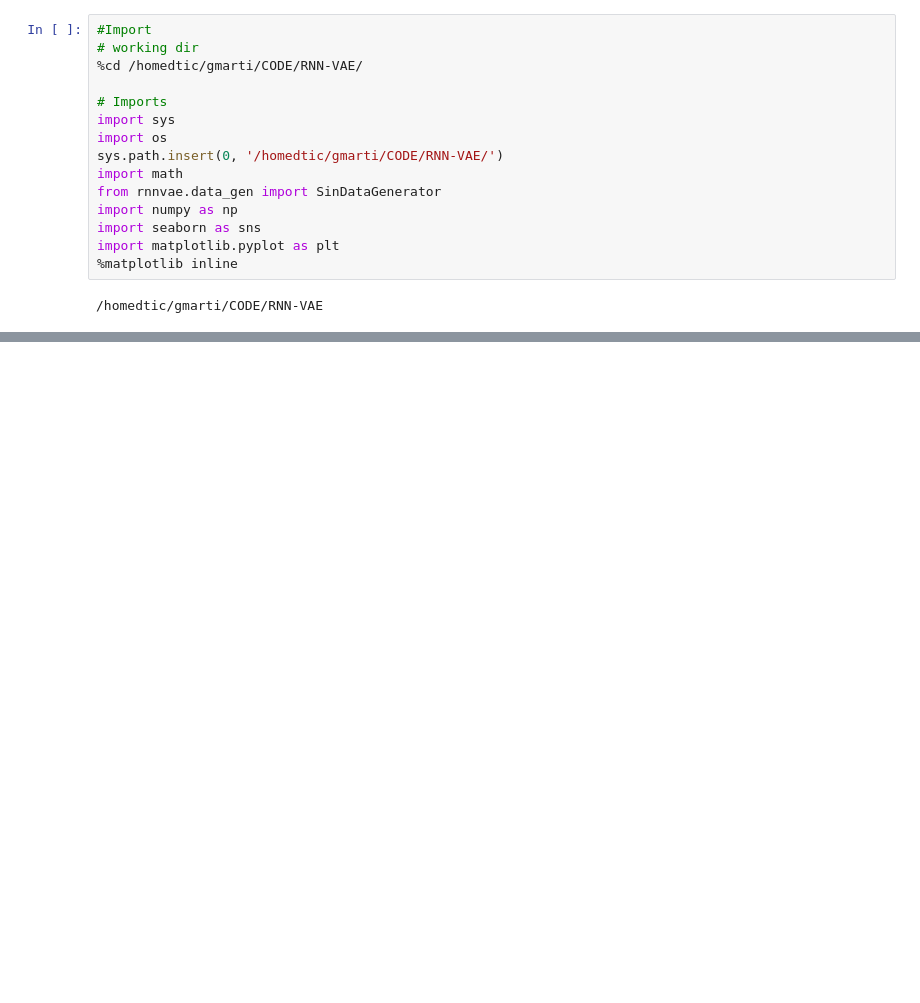
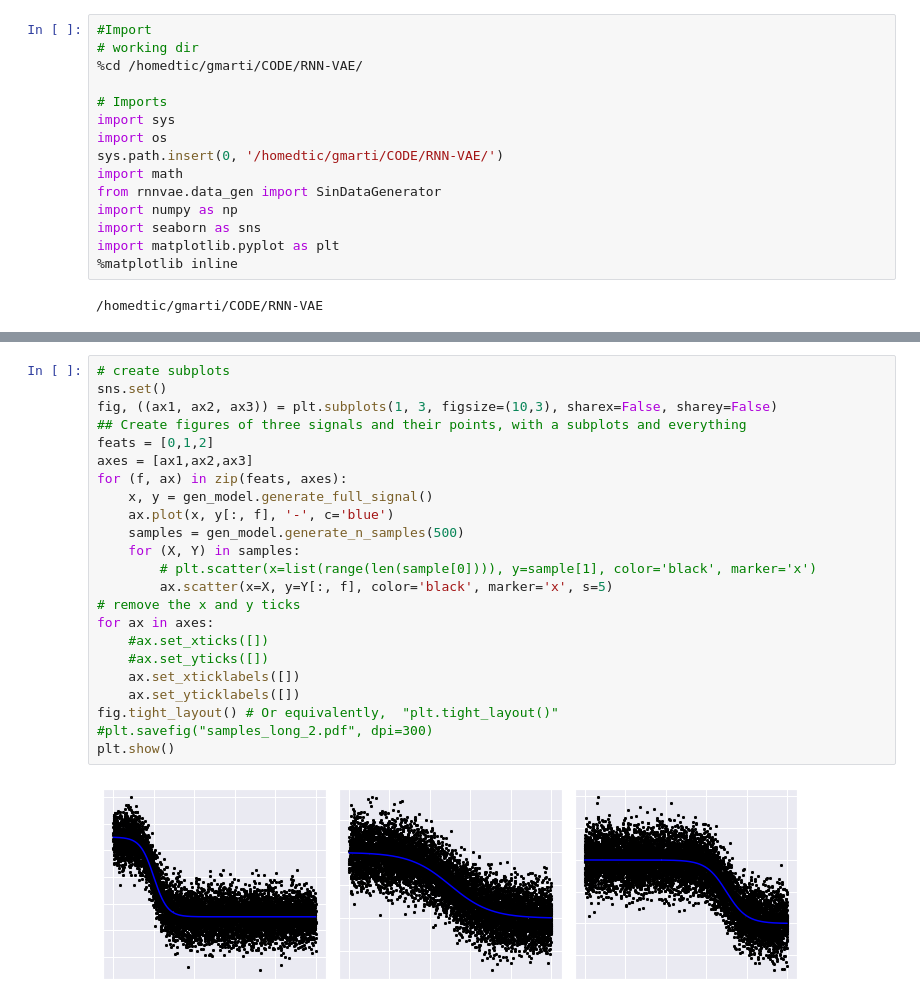
Before and after one commit to GerardMJuan/RNN-VAE, a Jupyter notebook: evaluation/synthetic_data.ipynb, the cells around one changed output, grey strips where cells are left out. Saved outputs shown, nothing was run; the diff lists cells and outputs as text; blank space fills up the shorter version.

```diff
--- a/evaluation/synthetic_data.ipynb
+++ b/evaluation/synthetic_data.ipynb
@@ -63 +61,26 @@ plt.show()
+# %%
+# create subplots
+sns.set()
+fig, ((ax1, ax2, ax3)) = plt.subplots(1, 3, figsize=(10,3), sharex=False, sharey=False)
+## Create figures of three signals and their points, with a subplots and everything
+feats = [0,1,2]
+axes = [ax1,ax2,ax3]
+for (f, ax) in zip(feats, axes):
+    x, y = gen_model.generate_full_signal()
+    ax.plot(x, y[:, f], '-', c='blue')
+    samples = gen_model.generate_n_samples(500)
+    for (X, Y) in samples:
+        # plt.scatter(x=list(range(len(sample[0]))), y=sample[1], color='black', marker='x')
+        ax.scatter(x=X, y=Y[:, f], color='black', marker='x', s=5)
+# remove the x and y ticks
+for ax in axes:
+    #ax.set_xticks([])
+    #ax.set_yticks([])
+    ax.set_xticklabels([])
+    ax.set_yticklabels([])
+fig.tight_layout() # Or equivalently,  "plt.tight_layout()"
+#plt.savefig("samples_long_2.pdf", dpi=300)
+plt.show()
+# %% [output]
+[figure, added]
 # %%
```
Also changed, not shown: parts of 5 cells of this notebook, 22 other files.
